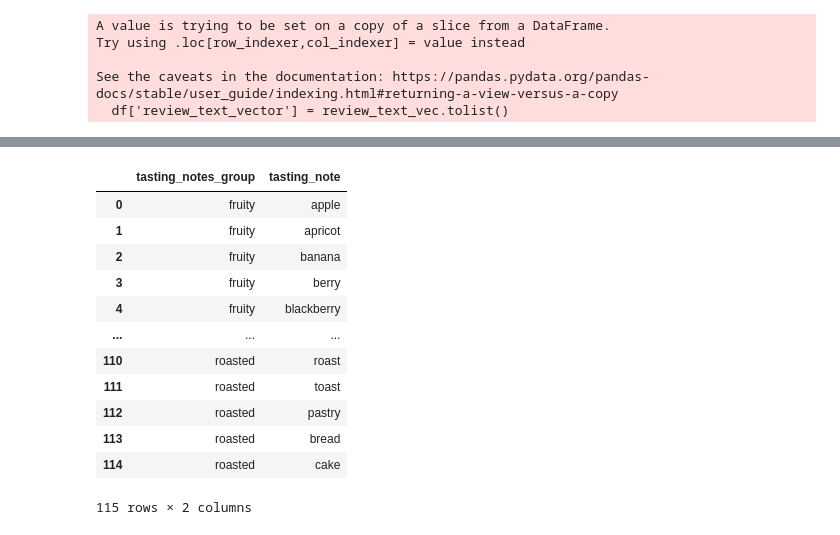
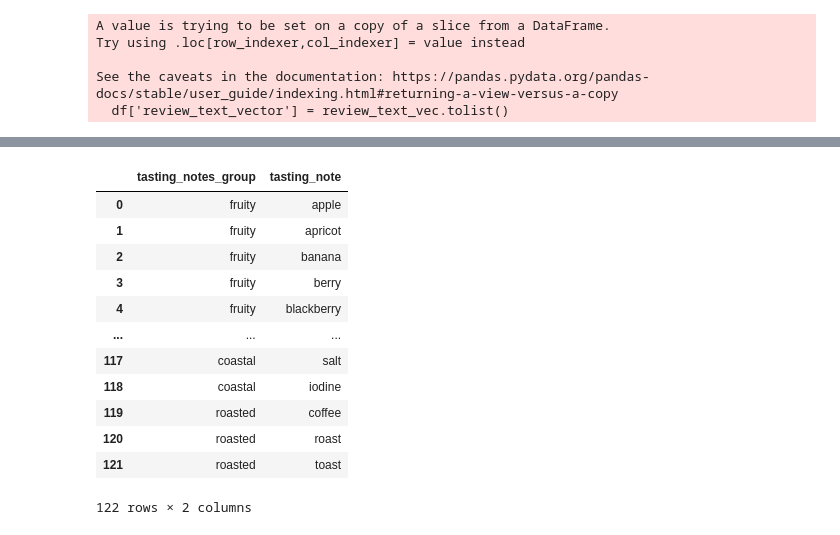
Before and after one commit to joaopaivaa/Whisky-Recomendation-System, a Jupyter notebook: text_processing.ipynb, the cells around one changed output, grey strips where cells are left out. Drawn from its saved outputs; the diff is of its cells as text; code cells hidden in the pictures.

```diff
--- a/text_processing.ipynb
+++ b/text_processing.ipynb
@@ -39,3 +38,9 @@ df
 | 5827 | 2008-12-08 | Craigduff 32y 1973 (49,4%, SV 200... | https://www.whiskynotes.be/2008/g... | Beautiful nose, with notes of mar... | https://www.whiskynotes.be/upload... | 86 |
 | 5828 | 2008-12-07 | The Balvenie 30y ‘Thirty’ (47,3%,... | https://www.whiskynotes.be/2008/b... | Nose: a complete flower bouquet, ... | https://www.whiskynotes.be/upload... | 87 |
 5829 rows × 6 columns
+# %%
+df['review_score'] = df['review_score'].str.replace('+', '').str.replace('.', '')
+df = df[~((df['review_score'].isna()) | (df['review_score'] == ''))]
+df['review_score'] = df['review_score'].astype(int, errors='ignore')
+df = df[(df['review_score'] >= 80) & (df['review_score'] <= 100)]
+df
@@ -551,4 +575,4 @@ Try using .loc[row_indexer,col_indexer] = value instead
 See the caveats in the documentation: https://pandas.pydata.org/pandas-docs/stable/user_guide/indexing.html#returning-a-view-versus-a-copy
   df['review_text_vector'] = review_text_vec.tolist()
 # %%
-df
+df = df[['review_title', 'review_text_vector']]
@@ -597,11 +623,12 @@ tasting_notes_groups = {
         "pear", "pineapple", "plum", "raisin", "jam", "marmalad",
         "gooseberry", "grass", "green", "passion fruit", "tropic",
         "citrus", "tangerin", "zest", "juicy", 'gooseberry', 'fruit',
-        "ripe", "stew", "peel", 'sour', 'cherry', "raisin", "jam"
+        "ripe", "stew", "peel", 'sour', 'cherry', "raisin", "jam", 'raspberry',
+        'mint'
     ],
 
     "floral": [
-        "floral", "heather", "herb", "leafy", "fresh"
+        "floral", "heather", "herb", "leafy", "fresh", 'tea'
     ],
 
     "spicy": [
@@ -614,7 +641,7 @@ tasting_notes_groups = {
     ],
 
     "cereal": [
-        "barley", "bread", "cake", "grain", "malt", "yeast", "pastry", 'dust'
+        "barley", "bread", "cake", "grain", "malt", "yeast", "pastry", 'dust', "bread", 'hay'
     ],
 
     "peaty": [
@@ -631,11 +658,12 @@ tasting_notes_groups = {
 
     "sweet": [
         "candy", "caramel", "chocolate", "cocoa", "cream", "custard",
-        "honey", "sweet", "sugar", "syrup", "toffee", "rum", 'vanilla', "marmalad"
+        "honey", "sweet", "sugar", "syrup", "toffee", "rum", 'vanilla', "marmalad",
+        'cake', 'milk', 'mocha'
     ],
 
     "nutty": [
-        "almond", "hazelnut", "nut", "walnut", "marzipan"
+        "almond", "hazelnut", "nut", "walnut", "marzipan", 'coconut'
     ],
 
     "wine": [
@@ -647,40 +675,40 @@ tasting_notes_groups = {
     ],
 
     "roasted": [
-        "coffee", "roast", "toast", "pastry", "bread", "cake"
+        "coffee", "roast", "toast"
     ]
 
 }
 
 df_tasting_notes_group = []
 
 for tasting_notes_group in list(tasting_notes_groups.keys()):
 
     for tasting_note in tasting_notes_groups.get(tasting_notes_group):
 
         df_tasting_note_group = {
             'tasting_notes_group': tasting_notes_group,
             'tasting_note': tasting_note
         }
 
         df_tasting_notes_group.append(df_tasting_note_group)
 
 df_tasting_notes_group = pd.DataFrame(df_tasting_notes_group)
 df_tasting_notes_group
 # %% [output]
 |  | tasting_notes_group | tasting_note |
 | 0 | fruity | apple |
 | 1 | fruity | apricot |
 | 2 | fruity | banana |
 | 3 | fruity | berry |
 | 4 | fruity | blackberry |
 | ... | ... | ... |
-| 110 | roasted | roast |
-| 111 | roasted | toast |
-| 112 | roasted | pastry |
-| 113 | roasted | bread |
-| 114 | roasted | cake |
+| 117 | coastal | salt |
+| 118 | coastal | iodine |
+| 119 | roasted | coffee |
+| 120 | roasted | roast |
+| 121 | roasted | toast |
-115 rows × 2 columns
+122 rows × 2 columns
 # %%
 df = df.merge(df_tasting_notes, how='left', on='review_title')
 df = df.merge(df_tasting_notes_group, how='left', on='tasting_note')
```
Also changed, not shown: parts of 22 cells of this notebook, 2 other files.
